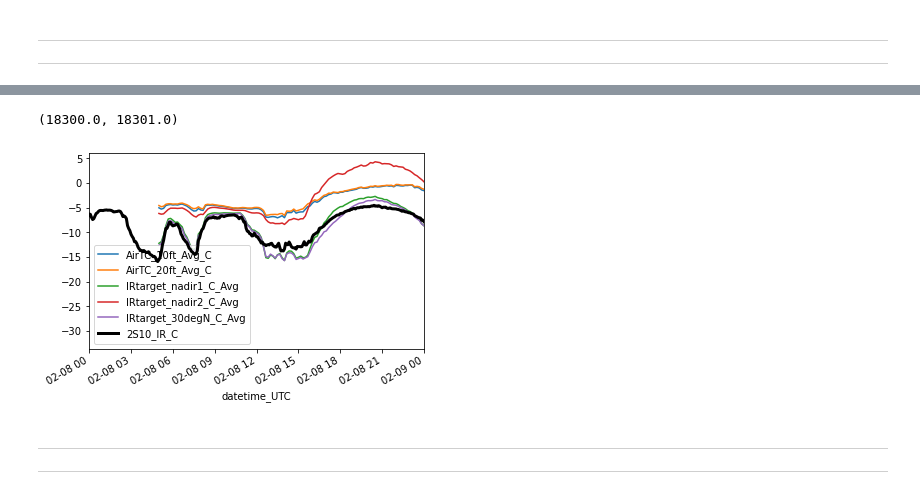
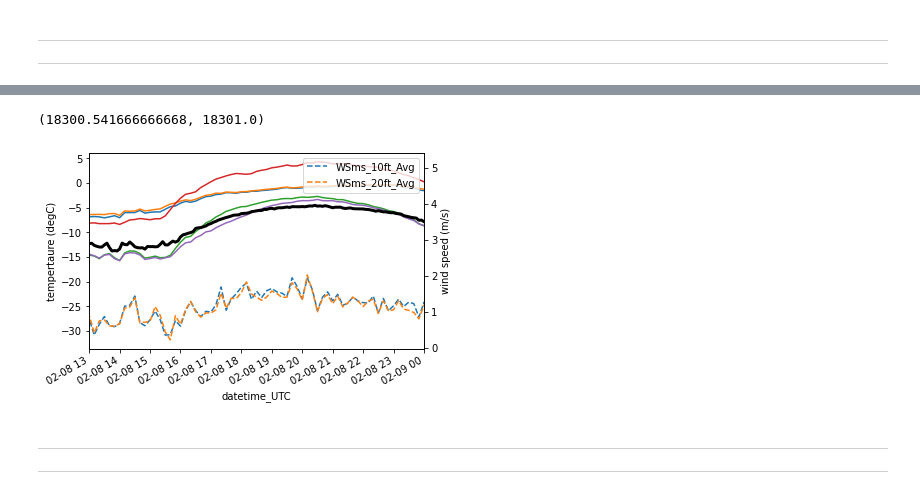
Before and after one commit to spestana/snowex2020, a Jupyter notebook: airborne_ir_feb8.ipynb, the cells around one changed output, grey strips where cells are left out. Drawn from its saved outputs; the diff is of its cells as text; code cells hidden in the pictures.

```diff
--- a/airborne_ir_feb8.ipynb
+++ b/airborne_ir_feb8.ipynb
@@ -317,19 +292,28 @@ See the caveats in the documentation: https://pandas.pydata.org/pandas-docs/stab
 # %%
 
 df.AirTC_10ft_Avg_C.plot(label='AirTC_10ft_Avg_C')
 df.AirTC_20ft_Avg_C.plot(label='AirTC_20ft_Avg_C')
 df.IRtarget_nadir1_C_Avg.plot(label='IRtarget_nadir1_C_Avg')
 df.IRtarget_nadir2_C_Avg.plot(label='IRtarget_nadir2_C_Avg')
 df.IRtarget_30degN_C_Avg.plot(label='IRtarget_30degN_C_Avg')
 gm1.rad_avg.plot(linestyle='-', linewidth=3, c='k', label='2S10_IR_C', zorder=99)
 #df.IRtarget_30degS_C_Avg.plot(label='IRtarget_30degS_C_Avg')
 #df.TCstringC_75cm_Avg.plot(label='')
 #df.TCstringC_100cm_Avg.plot(label='')
+
+ax = plt.gca()
+ax2 = ax.twinx()
+
+df.WSms_10ft_Avg.plot(linestyle='--',ax=ax2)
+df.WSms_20ft_Avg.plot(linestyle='--',ax=ax2)
+ax2.set_ylabel('wind speed (m/s)')
+ax.set_ylabel('tempertaure (degC)')
+
 plt.legend()
-plt.xlim(np.datetime64('2020-02-08T00'),np.datetime64('2020-02-09T00'))
+plt.xlim(np.datetime64('2020-02-08T13'),np.datetime64('2020-02-09T00'))
 # %% [output]
-(18300.0, 18301.0)
+(18300.541666666668, 18301.0)
-[figure, old version]
+[figure, new version]
 # %% [markdown]
 ---
 ---
```
Also changed, not shown: parts of 23 cells of this notebook.
